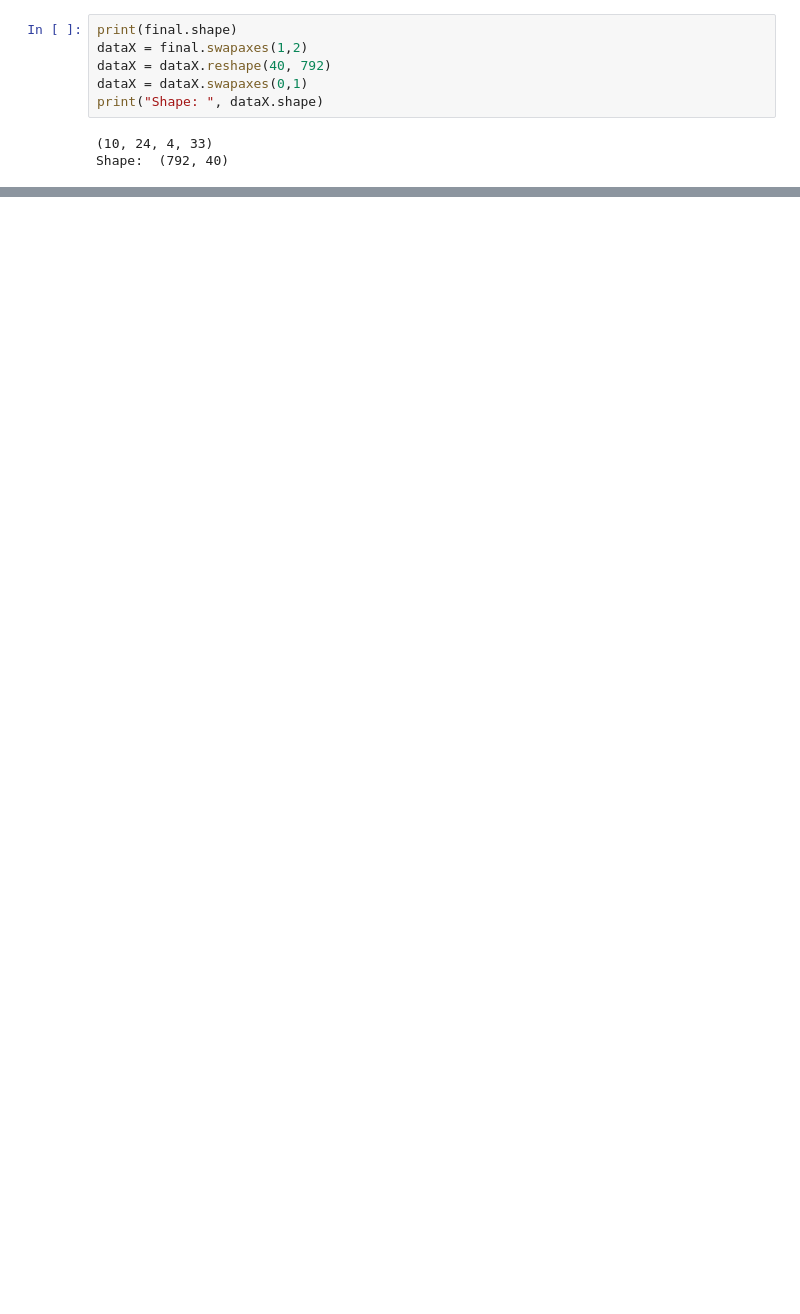
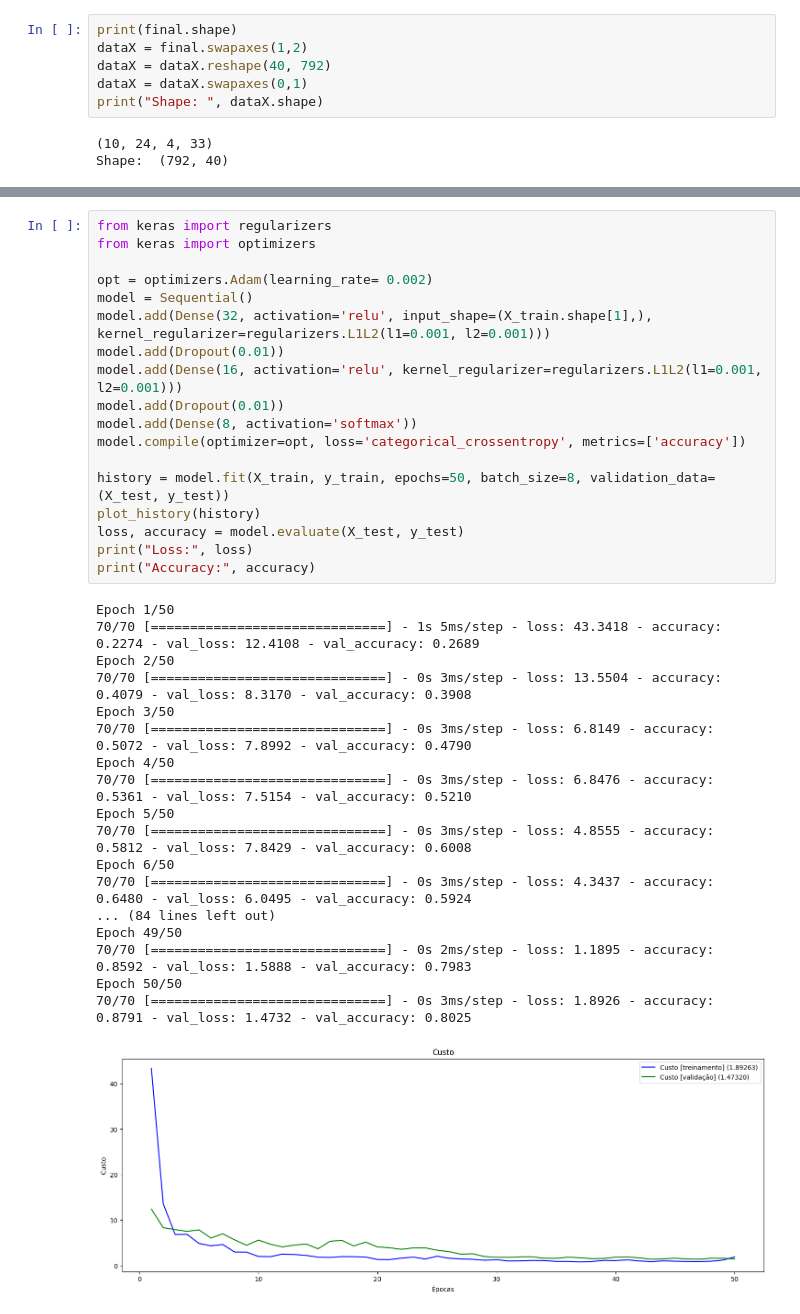
Before and after one commit to delriog/Processamento-de-dados-biol-gicos, a Jupyter notebook: sEMG/trabalho.ipynb, the cells around one changed output, grey strips where cells are left out. Saved outputs shown, nothing was run; the diff lists cells and outputs as text; blank space fills up the shorter version.

```diff
--- a/sEMG/trabalho.ipynb
+++ b/sEMG/trabalho.ipynb
@@ -309,0 +423,37 @@ Acurácia: 21.01%
+# %%
+from keras import regularizers
+from keras import optimizers
+
+opt = optimizers.Adam(learning_rate= 0.002)
+model = Sequential()
+model.add(Dense(32, activation='relu', input_shape=(X_train.shape[1],), kernel_regularizer=regularizers.L1L2(l1=0.001, l2=0.001)))
+model.add(Dropout(0.01))
+model.add(Dense(16, activation='relu', kernel_regularizer=regularizers.L1L2(l1=0.001, l2=0.001)))
+model.add(Dropout(0.01))
+model.add(Dense(8, activation='softmax'))
+model.compile(optimizer=opt, loss='categorical_crossentropy', metrics=['accuracy'])
+
+history = model.fit(X_train, y_train, epochs=50, batch_size=8, validation_data=(X_test, y_test))
+plot_history(history)
+loss, accuracy = model.evaluate(X_test, y_test)
+print("Loss:", loss)
+print("Accuracy:", accuracy)
+# %% [output]
+Epoch 1/50
+70/70 [==============================] - 1s 5ms/step - loss: 43.3418 - accuracy: 0.2274 - val_loss: 12.4108 - val_accuracy: 0.2689
+Epoch 2/50
+70/70 [==============================] - 0s 3ms/step - loss: 13.5504 - accuracy: 0.4079 - val_loss: 8.3170 - val_accuracy: 0.3908
+Epoch 3/50
+70/70 [==============================] - 0s 3ms/step - loss: 6.8149 - accuracy: 0.5072 - val_loss: 7.8992 - val_accuracy: 0.4790
+Epoch 4/50
+70/70 [==============================] - 0s 3ms/step - loss: 6.8476 - accuracy: 0.5361 - val_loss: 7.5154 - val_accuracy: 0.5210
+Epoch 5/50
+70/70 [==============================] - 0s 3ms/step - loss: 4.8555 - accuracy: 0.5812 - val_loss: 7.8429 - val_accuracy: 0.6008
+Epoch 6/50
+70/70 [==============================] - 0s 3ms/step - loss: 4.3437 - accuracy: 0.6480 - val_loss: 6.0495 - val_accuracy: 0.5924
+... (84 lines left out)
+Epoch 49/50
+70/70 [==============================] - 0s 2ms/step - loss: 1.1895 - accuracy: 0.8592 - val_loss: 1.5888 - val_accuracy: 0.7983
+Epoch 50/50
+70/70 [==============================] - 0s 3ms/step - loss: 1.8926 - accuracy: 0.8791 - val_loss: 1.4732 - val_accuracy: 0.8025
+[figure, added]
```
Also changed, not shown: parts of 24 cells of this notebook, 1 other file.
